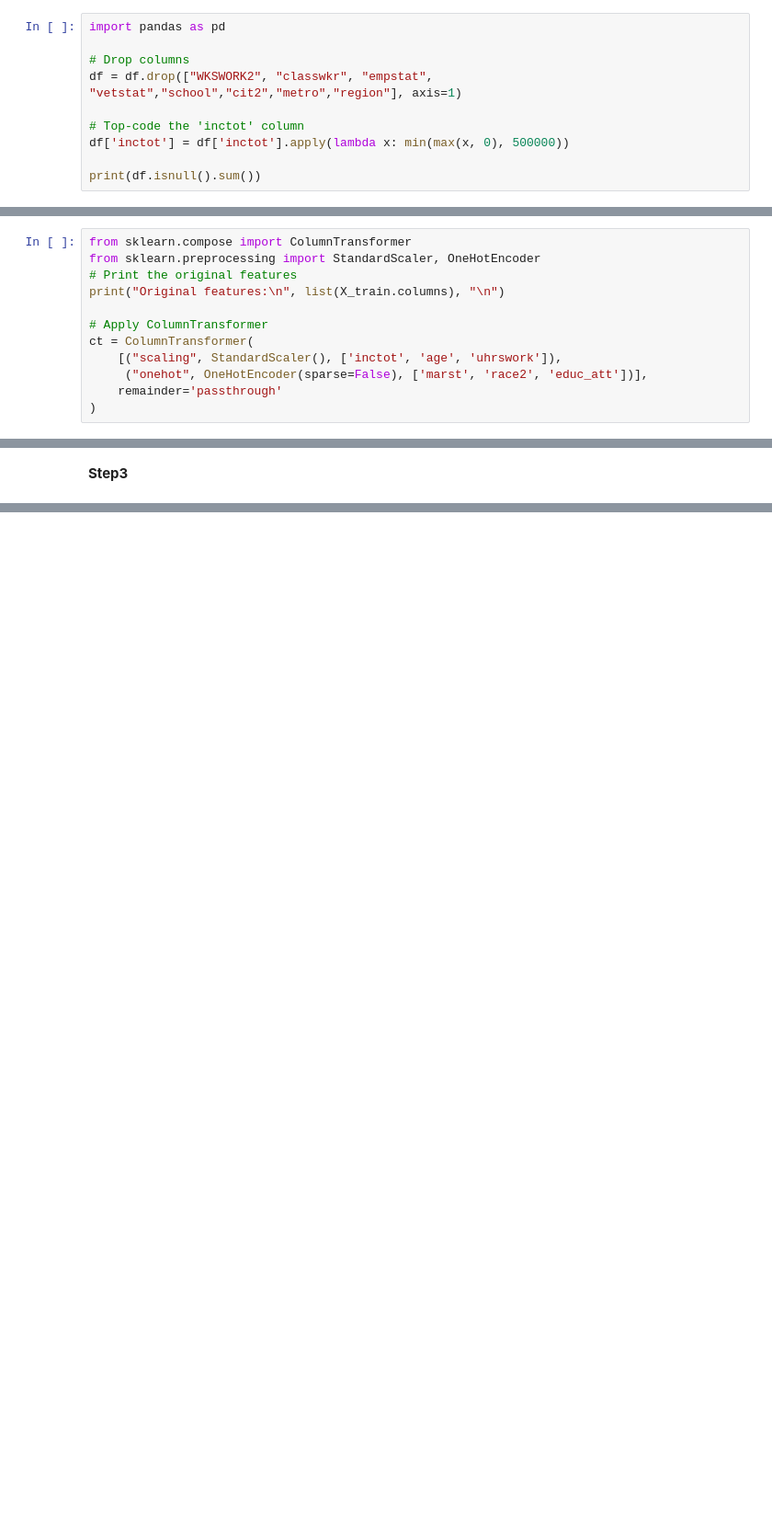
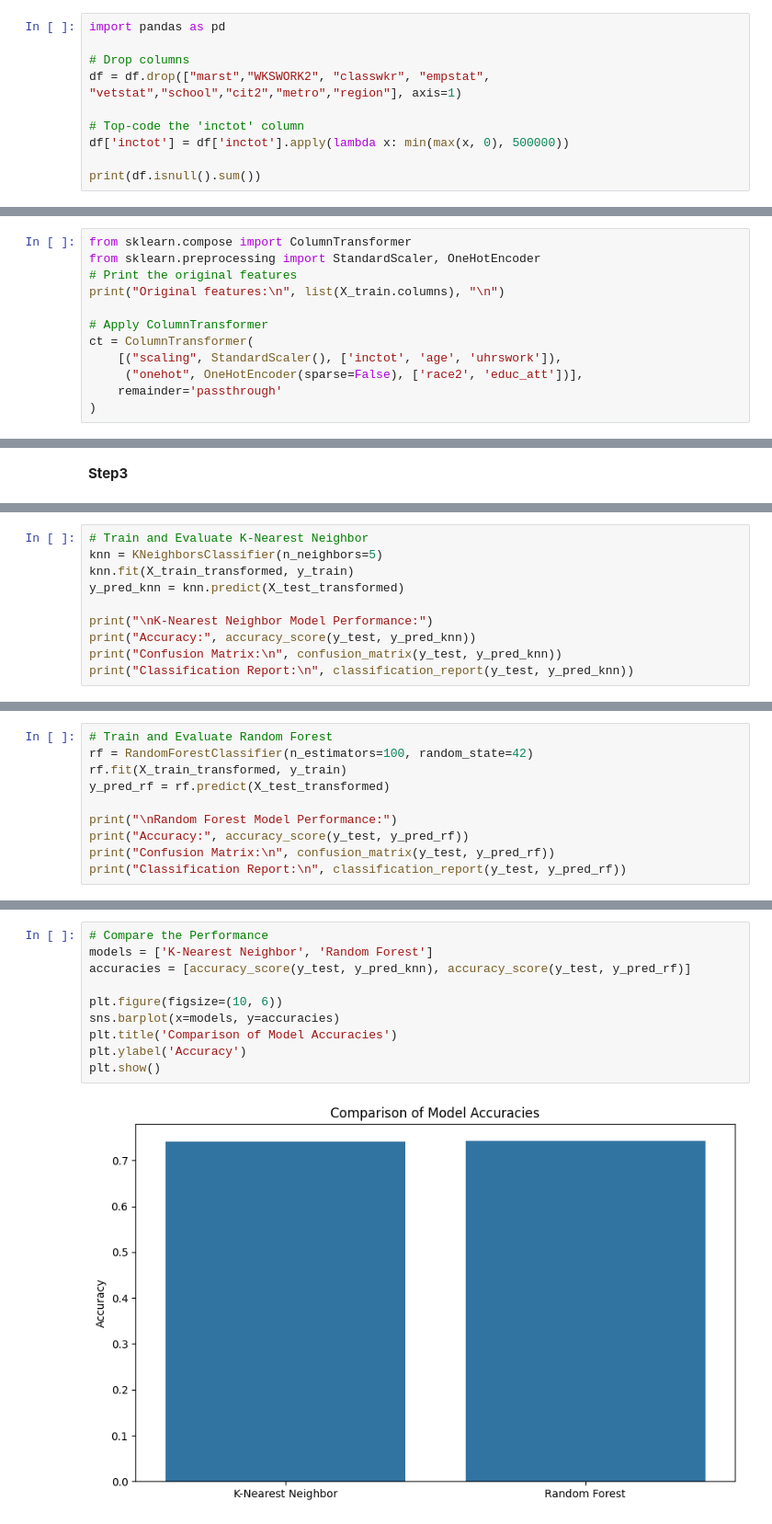
Before and after one commit to HiwaTase/Machine-Learning, a Jupyter notebook: Project2.ipynb, the cells around one changed output, grey strips where cells are left out. Shown: that part at 92% size. Saved outputs shown, nothing was run; the diff lists cells and outputs as text; blank space fills up the shorter version.

```diff
--- a/Project2.ipynb
+++ b/Project2.ipynb
@@ -12,7 +12,7 @@ df = pd.read_csv(url)
 import pandas as pd
 
 # Drop columns
-df = df.drop(["WKSWORK2", "classwkr", "empstat", "vetstat","school","cit2","metro","region"], axis=1)
+df = df.drop(["marst","WKSWORK2", "classwkr", "empstat", "vetstat","school","cit2","metro","region"], axis=1)
 
 # Top-code the 'inctot' column
 df['inctot'] = df['inctot'].apply(lambda x: min(max(x, 0), 500000))
@@ -74,7 +73,7 @@ print("Original features:\n", list(X_train.columns), "\n")
 # Apply ColumnTransformer
 ct = ColumnTransformer(
     [("scaling", StandardScaler(), ['inctot', 'age', 'uhrswork']),
-     ("onehot", OneHotEncoder(sparse=False), ['marst', 'race2', 'educ_att'])],
+     ("onehot", OneHotEncoder(sparse=False), ['race2', 'educ_att'])],
     remainder='passthrough'
 )
 # %% [output]
@@ -131,0 +137,10 @@ plt.show()
+# %%
+# Train and Evaluate K-Nearest Neighbor
+knn = KNeighborsClassifier(n_neighbors=5)
+knn.fit(X_train_transformed, y_train)
+y_pred_knn = knn.predict(X_test_transformed)
+
+print("\nK-Nearest Neighbor Model Performance:")
+print("Accuracy:", accuracy_score(y_test, y_pred_knn))
+print("Confusion Matrix:\n", confusion_matrix(y_test, y_pred_knn))
+print("Classification Report:\n", classification_report(y_test, y_pred_knn))
@@ -131,0 +162,10 @@ plt.show()
+# %%
+# Train and Evaluate Random Forest
+rf = RandomForestClassifier(n_estimators=100, random_state=42)
+rf.fit(X_train_transformed, y_train)
+y_pred_rf = rf.predict(X_test_transformed)
+
+print("\nRandom Forest Model Performance:")
+print("Accuracy:", accuracy_score(y_test, y_pred_rf))
+print("Confusion Matrix:\n", confusion_matrix(y_test, y_pred_rf))
+print("Classification Report:\n", classification_report(y_test, y_pred_rf))
@@ -131,0 +187,12 @@ plt.show()
+# %%
+# Compare the Performance
+models = ['K-Nearest Neighbor', 'Random Forest']
+accuracies = [accuracy_score(y_test, y_pred_knn), accuracy_score(y_test, y_pred_rf)]
+
+plt.figure(figsize=(10, 6))
+sns.barplot(x=models, y=accuracies)
+plt.title('Comparison of Model Accuracies')
+plt.ylabel('Accuracy')
+plt.show()
+# %% [output]
+[figure, added]
```
Also changed, not shown: parts of 10 cells of this notebook.
